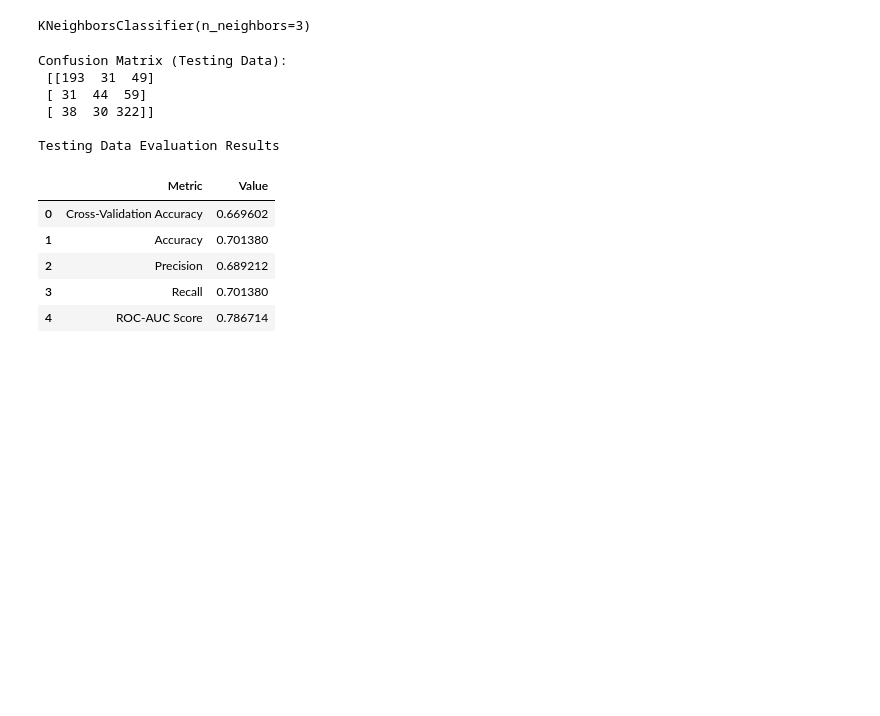
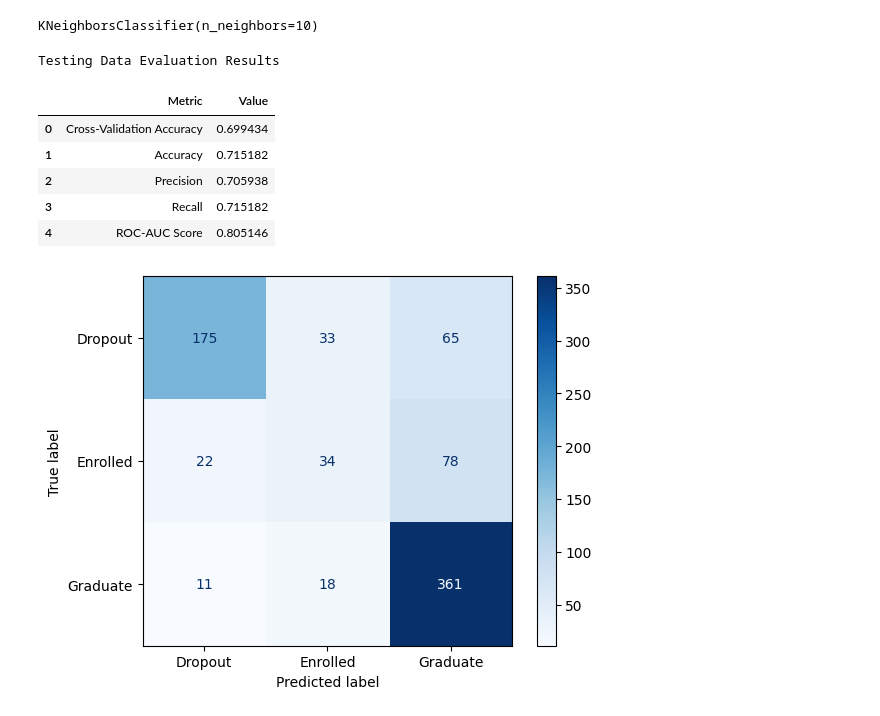
Before and after one commit to KinGabriel/Predict_Student_DropOut_Classification_Model, a Jupyter notebook: knearest_model.ipynb, the cells around one changed output. Drawn from its saved outputs; the diff is of its cells as text; code cells hidden in the pictures; blank space fills up the shorter version.

Commit message:
Fix the knearest_model

```diff
--- a/knearest_model.ipynb
+++ b/knearest_model.ipynb
@@ -37,10 +38,10 @@ X = pd.DataFrame(scaler.fit_transform(X), columns=X.columns)
 X_train, X_test, y_train, y_test = train_test_split(X, y, test_size=0.2, random_state=42)
 # %%
-# Train the model 80% training and 20% testing
-knn = KNeighborsClassifier(n_neighbors=3)
+# Train the model which insert the training data from the feature and the target
+knn = KNeighborsClassifier(n_neighbors=10)
 knn.fit(X_train, y_train)
 # %% [output]
-KNeighborsClassifier(n_neighbors=3)
+KNeighborsClassifier(n_neighbors=10)
 # %%
 #apply 10 fold cross validation testing
 kf = KFold(n_splits=10, shuffle=True, random_state=42)
@@ -54,44 +55,44 @@ precision = precision_score(y_test, y_pred, average='weighted')
 recall = recall_score(y_test, y_pred, average='weighted')
 roc_auc = roc_auc_score(y_test, knn.predict_proba(X_test), multi_class="ovr")
 conf_matrix = confusion_matrix(y_test, y_pred)
 # Disctionary for displatyng the result in tabular form
 testing_metrics = {
     "Metric": [
         "Cross-Validation Accuracy",
         "Accuracy",
         "Precision",
         "Recall",
         "ROC-AUC Score"
     ],
     "Value": [
         np.mean(cv_scores),
         accuracy,
         precision,
         recall,
         roc_auc
     ]
 }
 df_testing_metrics = pd.DataFrame(testing_metrics)
 
 
 # Display Confusion Matrix of testing data
-print("\nConfusion Matrix (Testing Data):\n", conf_matrix)
+class_names = ['Dropout', 'Enrolled', 'Graduate']
+disp = ConfusionMatrixDisplay.from_predictions(
+    y_test, y_pred, display_labels=class_names, cmap=plt.cm.Blues
+)
+
 # Display the results for testing data
 print("\nTesting Data Evaluation Results\n")
 df_testing_metrics
 # %% [output]
-Confusion Matrix (Testing Data):
- [[193  31  49]
- [ 31  44  59]
- [ 38  30 322]]
-
 Testing Data Evaluation Results
 |  | Metric | Value |
-| 0 | Cross-Validation Accuracy | 0.669602 |
-| 1 | Accuracy | 0.701380 |
-| 2 | Precision | 0.689212 |
-| 3 | Recall | 0.701380 |
-| 4 | ROC-AUC Score | 0.786714 |
+| 0 | Cross-Validation Accuracy | 0.699434 |
+| 1 | Accuracy | 0.715182 |
+| 2 | Precision | 0.705938 |
+| 3 | Recall | 0.715182 |
+| 4 | ROC-AUC Score | 0.805146 |
+[figure, added]
 # %%
 #For unseen data
 # Get the target and feature of the training/testing data
```
Also changed, not shown: parts of 5 cells of this notebook, 1 other file.
